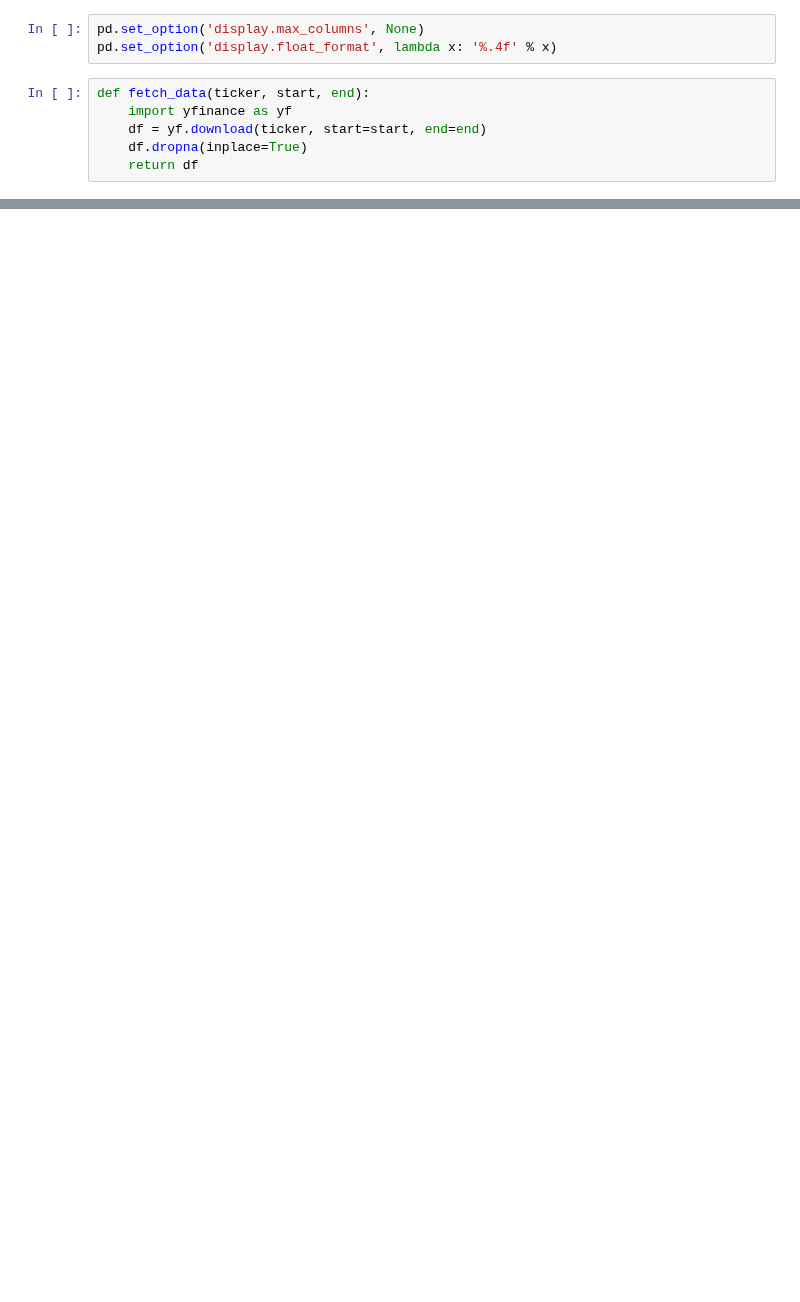
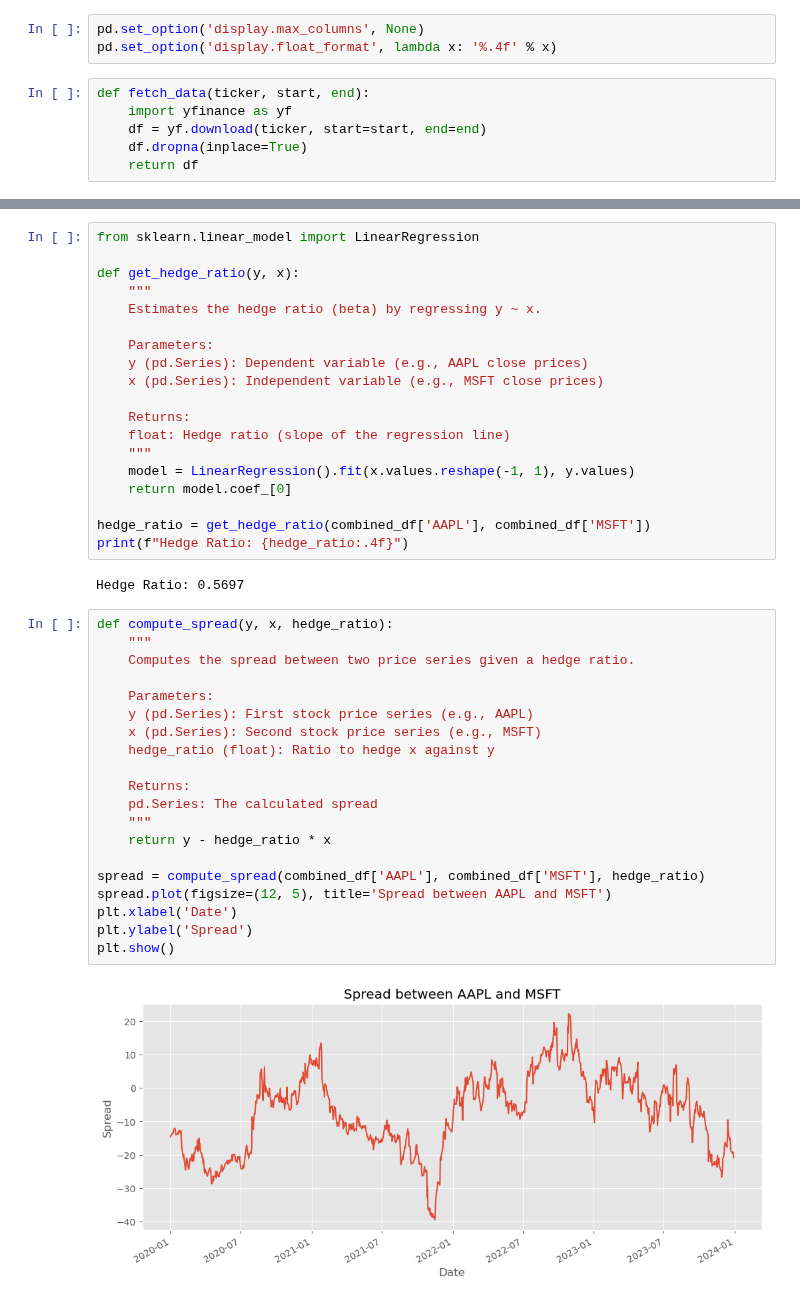
Before and after one commit to vanshdiora21/projects, a Jupyter notebook: pairs_trading_strategy/notebooks/analysis.ipynb, the cells around one changed output, grey strips where cells are left out. Cells and saved outputs as stored; diff of their text form; blank space fills up the shorter version.

```diff
--- a/pairs_trading_strategy/notebooks/analysis.ipynb
+++ b/pairs_trading_strategy/notebooks/analysis.ipynb
@@ -32,0 +140,43 @@ ModuleNotFoundError: No module named 'yfinance'
+# %%
+from sklearn.linear_model import LinearRegression
+
+def get_hedge_ratio(y, x):
+    """
+    Estimates the hedge ratio (beta) by regressing y ~ x.
+
+    Parameters:
+    y (pd.Series): Dependent variable (e.g., AAPL close prices)
+    x (pd.Series): Independent variable (e.g., MSFT close prices)
+
+    Returns:
+    float: Hedge ratio (slope of the regression line)
+    """
+    model = LinearRegression().fit(x.values.reshape(-1, 1), y.values)
+    return model.coef_[0]
+
+hedge_ratio = get_hedge_ratio(combined_df['AAPL'], combined_df['MSFT'])
+print(f"Hedge Ratio: {hedge_ratio:.4f}")
+# %% [output]
+Hedge Ratio: 0.5697
+# %%
+def compute_spread(y, x, hedge_ratio):
+    """
+    Computes the spread between two price series given a hedge ratio.
+
+    Parameters:
+    y (pd.Series): First stock price series (e.g., AAPL)
+    x (pd.Series): Second stock price series (e.g., MSFT)
+    hedge_ratio (float): Ratio to hedge x against y
+
+    Returns:
+    pd.Series: The calculated spread
+    """
+    return y - hedge_ratio * x
+
+spread = compute_spread(combined_df['AAPL'], combined_df['MSFT'], hedge_ratio)
+spread.plot(figsize=(12, 5), title='Spread between AAPL and MSFT')
+plt.xlabel('Date')
+plt.ylabel('Spread')
+plt.show()
+# %% [output]
+[figure, added]
```
Also changed, not shown: parts of 17 cells of this notebook.
